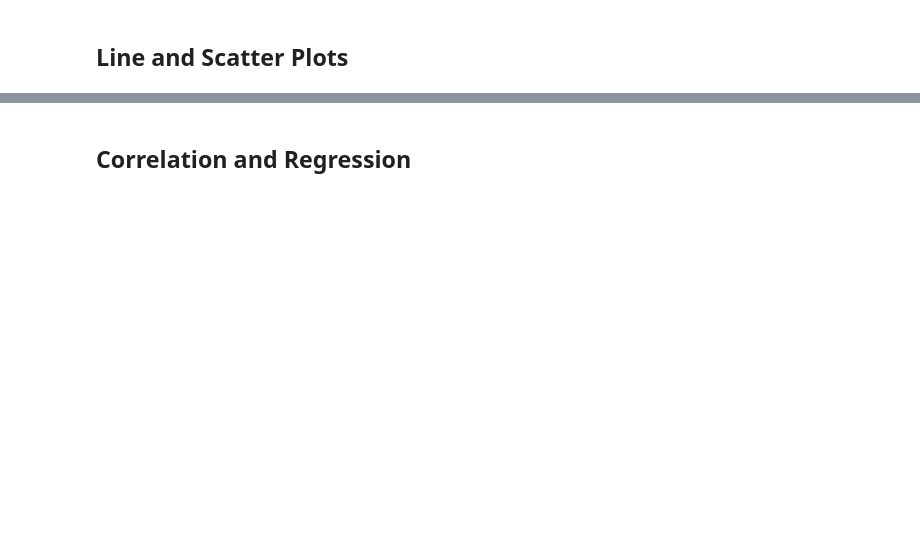
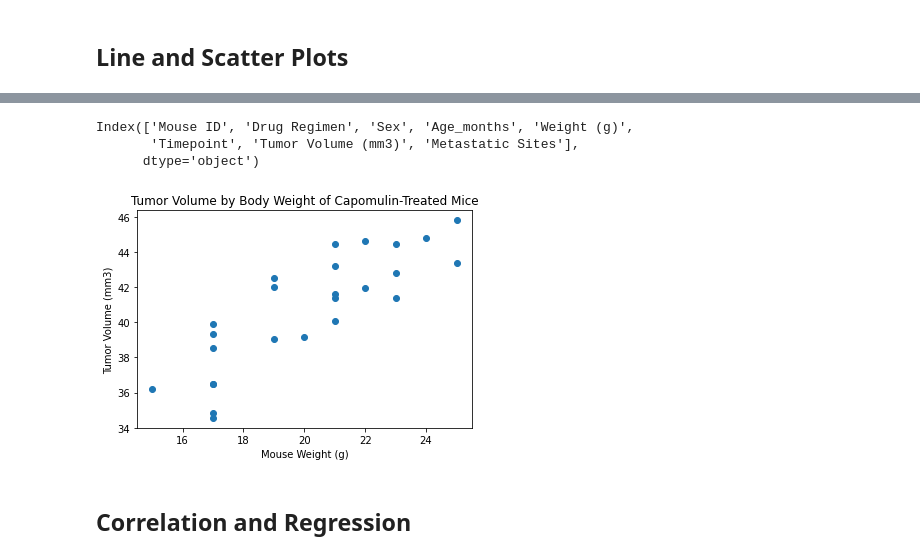
Before and after one commit to KZavalin/Module-5-Pymaceuticals, a Jupyter notebook: pymaceuticals_code.ipynb, the cells around one changed output, grey strips where cells are left out. Saved outputs shown, nothing was run; the diff lists cells and outputs as text; code cells hidden in the pictures; blank space fills up the shorter version.

```diff
--- a/pymaceuticals_code.ipynb
+++ b/pymaceuticals_code.ipynb
@@ -361,2 +321,19 @@ outlier_occupancy
+# %%
+# Generate a scatter plot of average tumor volume vs. mouse weight for the Capomulin regimen
+print(capomulin.columns)
+capomulin_gp=capomulin.groupby('Mouse ID')[['Tumor Volume (mm3)','Weight (g)']]
+averages=capomulin_gp.mean()
+x_values=averages['Weight (g)']
+y_values=averages['Tumor Volume (mm3)']
+Plot1=plt.scatter(x_values,y_values)
+Plot1=plt.xlabel("Mouse Weight (g)")
+Plot1=plt.ylabel('Tumor Volume (mm3)')
+Plot1=plt.title(f'Tumor Volume by Body Weight of Capomulin-Treated Mice')
+plt.show()
+# %% [output]
+Index(['Mouse ID', 'Drug Regimen', 'Sex', 'Age_months', 'Weight (g)',
+       'Timepoint', 'Tumor Volume (mm3)', 'Metastatic Sites'],
+      dtype='object')
+[figure, added]
 # %% [markdown]
 ## Correlation and Regression
```
Also changed, not shown: parts of 12 cells of this notebook, 1 other file.
